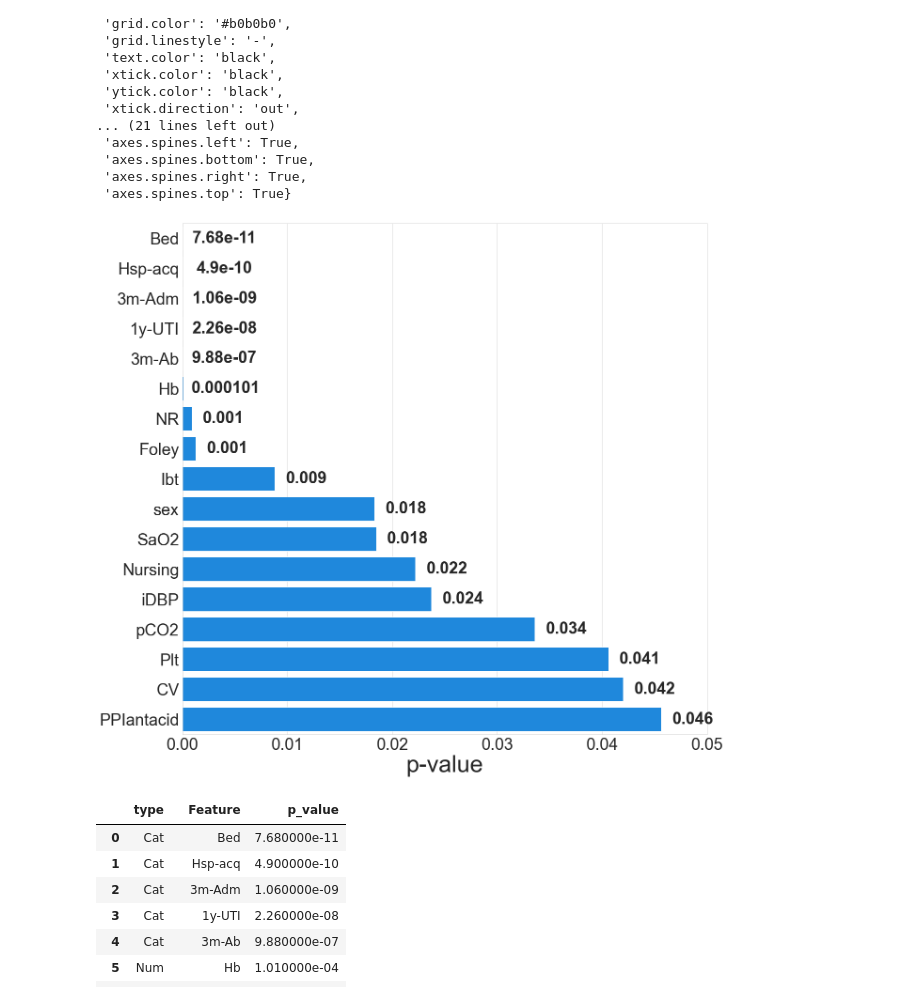
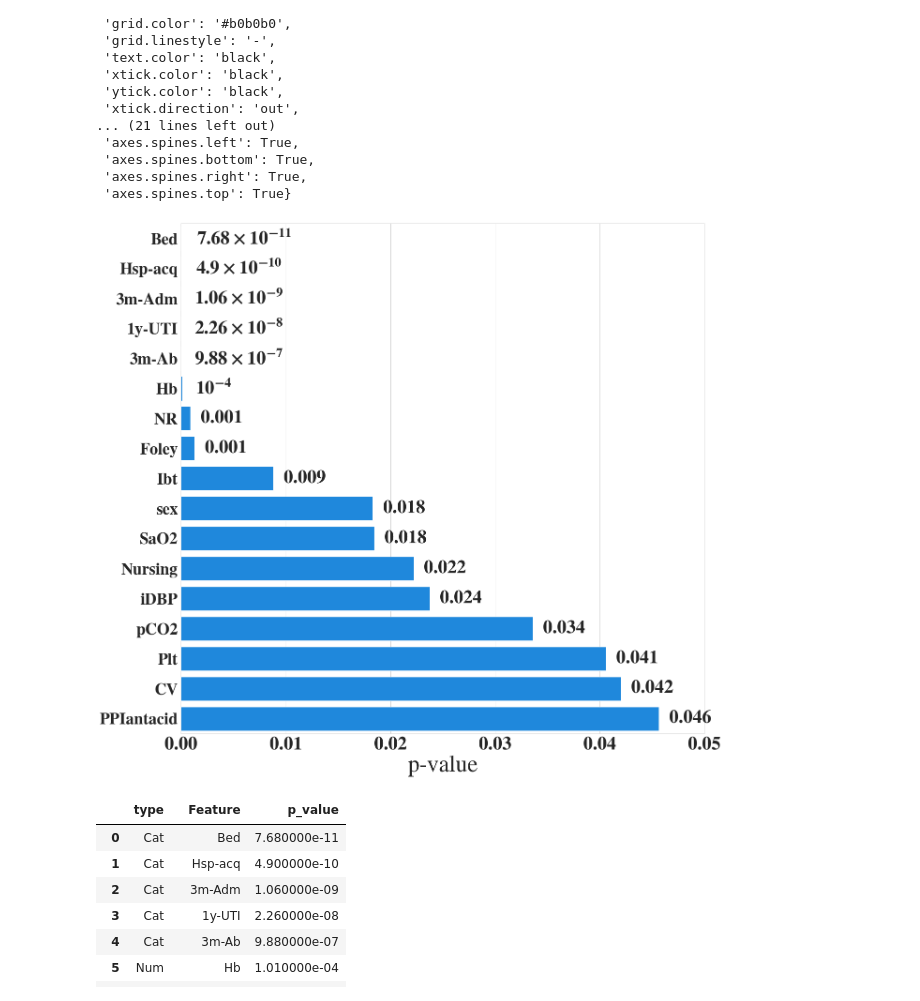
Before and after one commit to bub3690/22-1_multivariate, a Jupyter notebook: final_project/Figure.ipynb, the cells around one changed output. Drawn from its saved outputs; the diff is of its cells as text; code cells hidden in the pictures.

```diff
--- a/final_project/Figure.ipynb
+++ b/final_project/Figure.ipynb
@@ -283,7 +282,17 @@ sns.axes_style()
 plt.figure(figsize=(20,20))
 #sns.set( rc = {'figure.figsize' : ( 10, 20 ),
 #               'axes.labelsize' : 10 })
+plt.rcParams['axes.unicode_minus'] = True
 sns.set_style("whitegrid")
+
+matplotlib.rcParams.update(
+    {
+        'text.usetex': False,
+        'font.family': 'stixgeneral',
+        'mathtext.fontset': 'stix',
+    }
+)
+
 
 
 plot =sns.barplot(
@@ -293,42 +302,102 @@ plot =sns.barplot(
     color='#008bfb'
 )
 for i, bar in enumerate(plot.axes.patches):
     h = bar.get_width()
     if i>5:
         plot.axes.text(
             h+0.003, # bar index (x coordinate of text)
             i, # y coordinate of text
             '{:.3f}'.format(h),  # y label
             ha='center',
             va='center',
             fontweight='bold',
-            size=35)
-    else:
+            size=40)
+    elif i==0:
         plot.axes.text(
-            h+0.004, # bar index (x coordinate of text)
+            h+0.006, # bar index (x coordinate of text)
             i, # y coordinate of text
-            '{:.9g}'.format(h),  # y label
+            r'$\bf{7.68\times 10^{-11}}$',  # y label
             ha='center',
             va='center',
             fontweight='bold',
-            size=35)
+            size=40)
+    elif i==0:
+        plot.axes.text(
+            h+0.0055, # bar index (x coordinate of text)
+            i, # y coordinate of text
+            r'$\bf{4.9\times 10^{-10}}$',  # y label
+            ha='center',
+            va='center',
+            fontweight='bold',
+            size=40)
+    elif i==1:
+        plot.axes.text(
+            h+0.0055, # bar index (x coordinate of text)
+            i, # y coordinate of text
+            r'$\bf{4.9\times 10^{-10}}$',  # y label
+            ha='center',
+            va='center',
+            fontweight='bold',
+            size=40)
+    elif i==2:
+        plot.axes.text(
+            h+0.0055, # bar index (x coordinate of text)
+            i, # y coordinate of text
+            r'$\bf{1.06\times 10^{-9}}$',  # y label
+            ha='center',
+            va='center',
+            fontweight='bold',
+            size=40)
+    elif i==3:
+        plot.axes.text(
+            h+0.0055, # bar index (x coordinate of text)
+            i, # y coordinate of text
+            r'$\bf{2.26\times 10^{-8}}$',  # y label
+            ha='center',
+            va='center',
+            fontweight='bold',
+            size=40)
+    elif i==4:
+        plot.axes.text(
+            h+0.0055, # bar index (x coordinate of text)
+            i, # y coordinate of text
+            r'$\bf{9.88\times 10^{-7}}$',  # y label
+            ha='center',
+            va='center',
+            fontweight='bold',
+            size=40)
+    elif i==5:
+        plot.axes.text(
+            h+0.003, # bar index (x coordinate of text)
+            i, # y coordinate of text
+            r'$\bf{10^{-4}}$',  # y label
+            ha='center',
+            va='center',
+            fontweight='bold',
+            size=40)
 
 plot.axes.set_xlim(0,0.05)
 #plot.set(xticklabels=[])
 #plot.set(title='Penguins: Body Mass by Species for Gender')
 plot.set(ylabel=None)
-plt.xticks(fontsize=35)
-plt.yticks(fontsize=35)
+plt.xticks(fontsize=40,fontweight='bold')
+plt.yticks(fontsize=35,fontweight='bold')
 plot.set_xlabel("p-value",fontsize=50)
-plt.title("통계적 검정에 의해 선택된 입력 특징들",fontsize=35)
+
+
+font_path = "C:/Windows/Fonts/malgun.ttf"
+font = font_manager.FontProperties(fname=font_path).get_name()
+rc('font', family=font)
+
+#plt.title("통계적 검정에 의해 선택된 입력 특징들",fontsize=35)
 #plot.tick_params(left=False)  # remove the ticks
 plt.savefig('./FIGURES/p_values.png')
 
 
 #colors = ['#008bfb']
 #sns.set_palette(sns.color_palette(colors))
 # %% [output]
-[figure, old version]
+[figure, new version]
 # %%
 p_values
 # %% [output]
```
Also changed, not shown: parts of 8 cells of this notebook, 16 other files.
